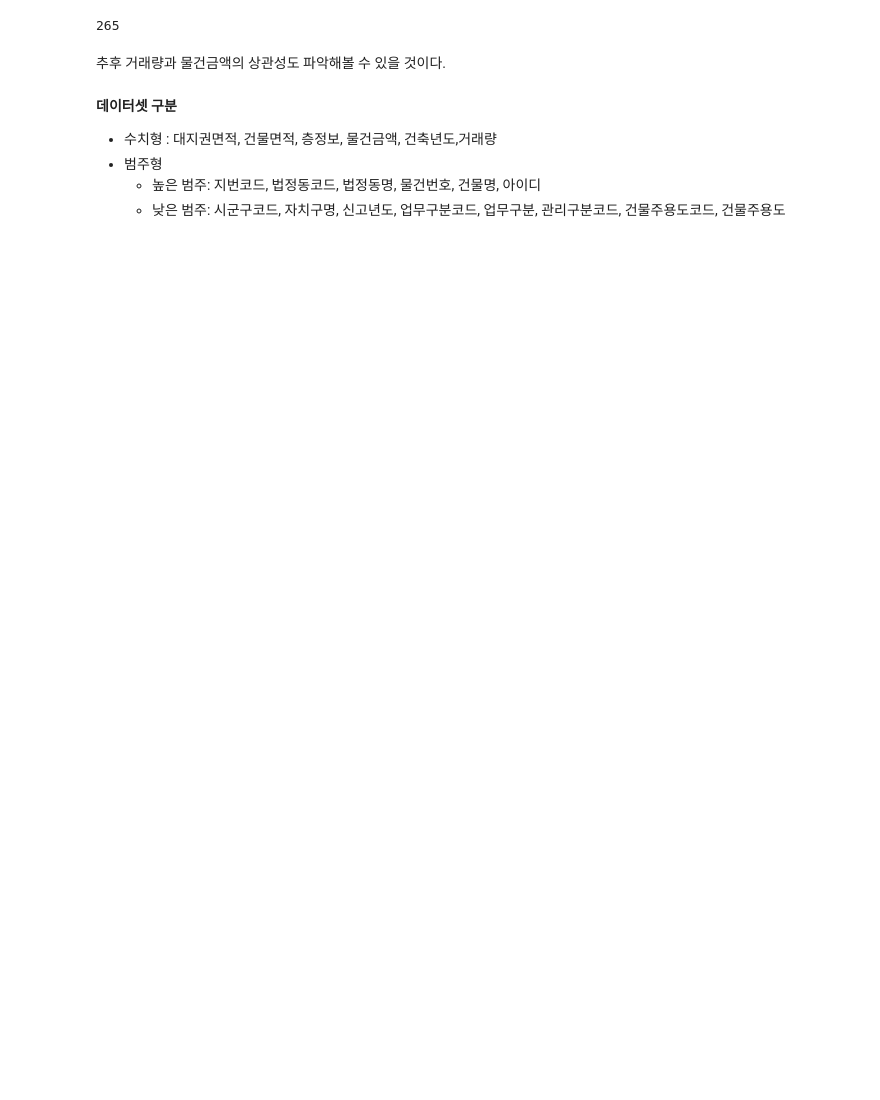
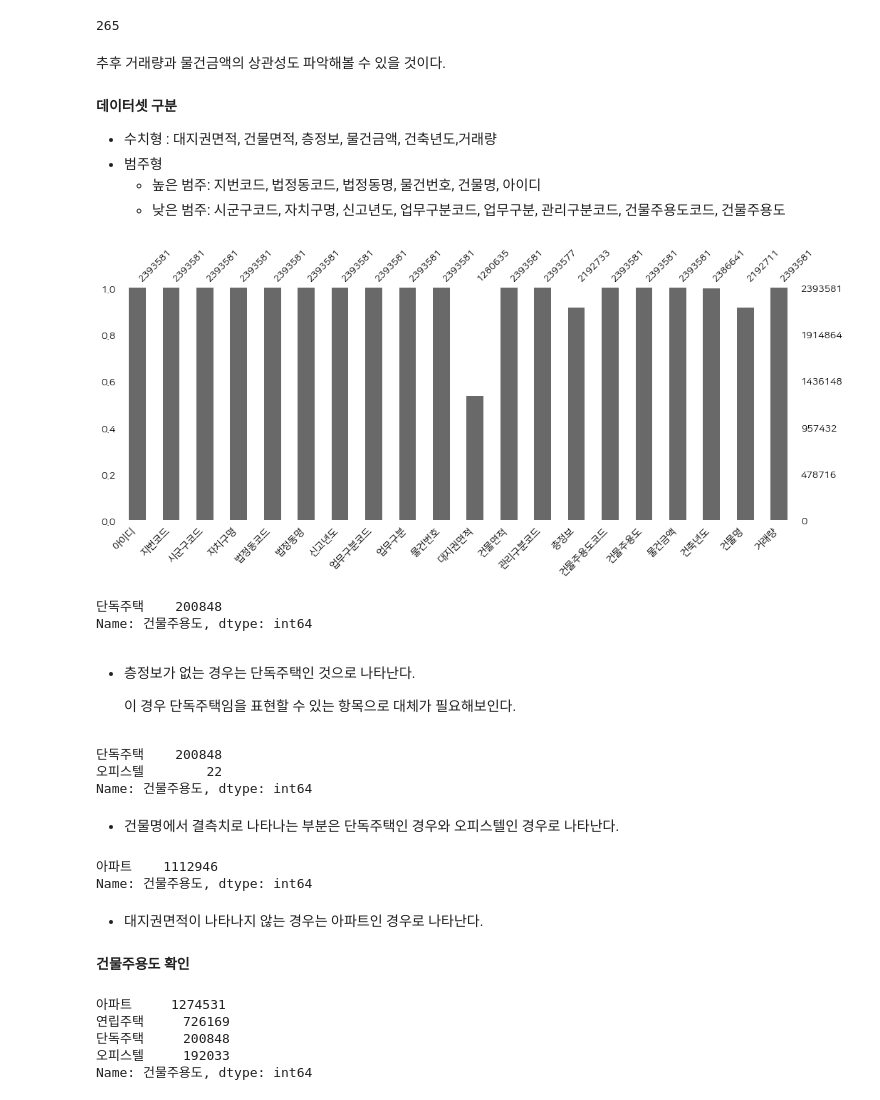
Before and after one commit to MinsooKwak/real_estate, a Jupyter notebook: real_estate_data.ipynb, the cells around one changed output. Cells and saved outputs as stored; diff of their text form; code cells hidden in the pictures; blank space fills up the shorter version.

```diff
--- a/real_estate_data.ipynb
+++ b/real_estate_data.ipynb
@@ -297,3 +305,41 @@ df2.거래량.nunique()
 - 범주형
   - 높은 범주: 지번코드, 법정동코드, 법정동명, 물건번호, 건물명, 아이디
   - 낮은 범주: 시군구코드, 자치구명, 신고년도, 업무구분코드, 업무구분, 관리구분코드, 건물주용도코드, 건물주용도
+# %%
+msno.bar(df2, figsize=(17,6), fontsize=14);
+# %% [output]
+[figure, added]
+# %%
+df2[df2.층정보.isna()==True].건물주용도.value_counts()
+# %% [output]
+단독주택    200848
+Name: 건물주용도, dtype: int64
+# %% [markdown]
+- 층정보가 없는 경우는 단독주택인 것으로 나타난다.
+
+  이 경우 단독주택임을 표현할 수 있는 항목으로 대체가 필요해보인다.
+# %%
+df2[df2.건물명.isna()==True].건물주용도.value_counts()
+# %% [output]
+단독주택    200848
+오피스텔        22
+Name: 건물주용도, dtype: int64
+# %% [markdown]
+- 건물명에서 결측치로 나타나는 부분은 단독주택인 경우와 오피스텔인 경우로 나타난다.
+# %%
+df2[df2.대지권면적.isna()==True].건물주용도.value_counts()
+# %% [output]
+아파트    1112946
+Name: 건물주용도, dtype: int64
+# %% [markdown]
+- 대지권면적이 나타나지 않는 경우는 아파트인 경우로 나타난다.
+# %% [markdown]
+**건물주용도 확인**
+# %%
+df2.건물주용도.value_counts().sort_values(ascending=False)
+# %% [output]
+아파트     1274531
+연립주택     726169
+단독주택     200848
+오피스텔     192033
+Name: 건물주용도, dtype: int64
```
Also changed, not shown: parts of 8 cells of this notebook.
